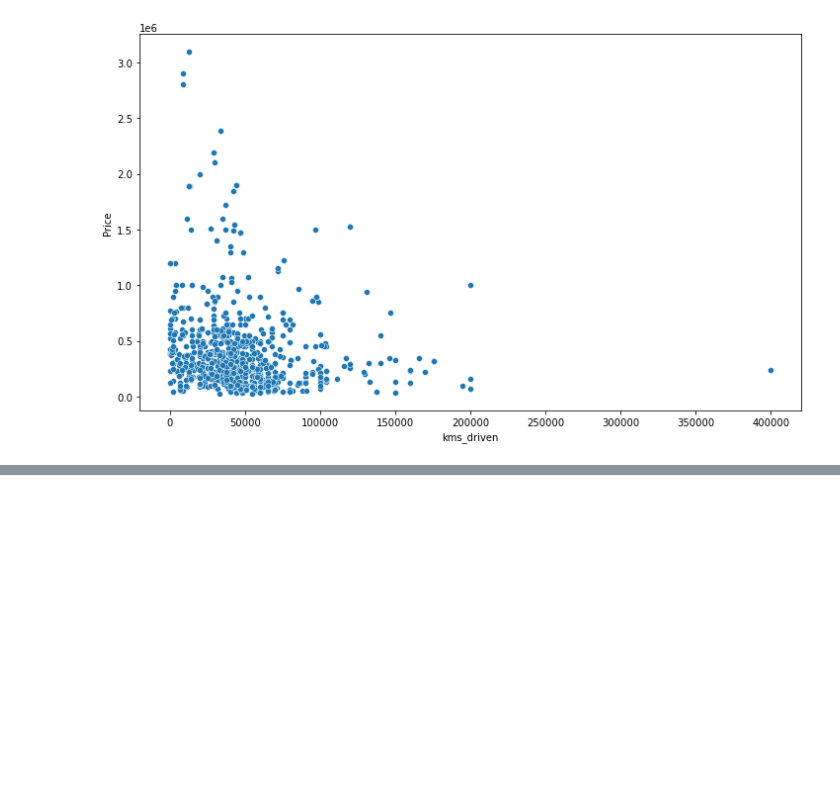
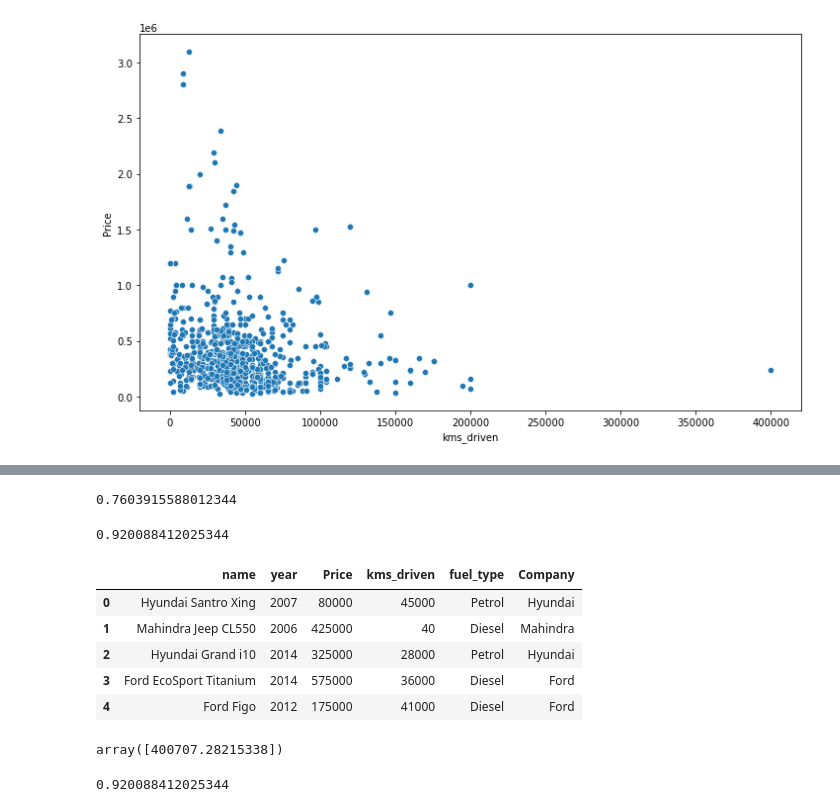
Before and after one commit to Bouaskaoun/car-price-prediction, a Jupyter notebook: main.ipynb, the cells around one changed output, grey strips where cells are left out. Cells and saved outputs as stored; diff of their text form; code cells hidden in the pictures; blank space fills up the shorter version.

```diff
--- a/main.ipynb
+++ b/main.ipynb
@@ -225,0 +245,38 @@ sns.scatterplot(data=df,x='kms_driven',y='Price')
+# %%
+r2_score(y_test,y_pred)
+# %% [output]
+0.7603915588012344
+# %%
+scores=[]
+for i in range(1000):
+    X_train,X_test,y_train,y_test=train_test_split(X,y,test_size=0.1,random_state=i)
+    lr=LinearRegression()
+    pipe=make_pipeline(column_trans,lr)
+    pipe.fit(X_train,y_train)
+    y_pred=pipe.predict(X_test)
+    scores.append(r2_score(y_test,y_pred))
+scores[np.argmax(scores)]
+# %% [output]
+0.920088412025344
+# %%
+df.head()
+# %% [output]
+|  | name | year | Price | kms_driven | fuel_type | Company |
+| 0 | Hyundai Santro Xing | 2007 | 80000 | 45000 | Petrol | Hyundai |
+| 1 | Mahindra Jeep CL550 | 2006 | 425000 | 40 | Diesel | Mahindra |
+| 2 | Hyundai Grand i10 | 2014 | 325000 | 28000 | Petrol | Hyundai |
+| 3 | Ford EcoSport Titanium | 2014 | 575000 | 36000 | Diesel | Ford |
+| 4 | Ford Figo | 2012 | 175000 | 41000 | Diesel | Ford |
+# %%
+pipe.predict(pd.DataFrame(columns=X_test.columns,data=np.array(['Maruti Suzuki Swift',2019,100,'Petrol','Maruti']).reshape(1,5)))
+# %% [output]
+array([400707.28215338])
+# %%
+X_train,X_test,y_train,y_test=train_test_split(X,y,test_size=0.1,random_state=np.argmax(scores))
+lr=LinearRegression()
+pipe=make_pipeline(column_trans,lr)
+pipe.fit(X_train,y_train)
+y_pred=pipe.predict(X_test)
+r2_score(y_test,y_pred)
+# %% [output]
+0.920088412025344
```
Also changed, not shown: parts of 8 cells of this notebook.
